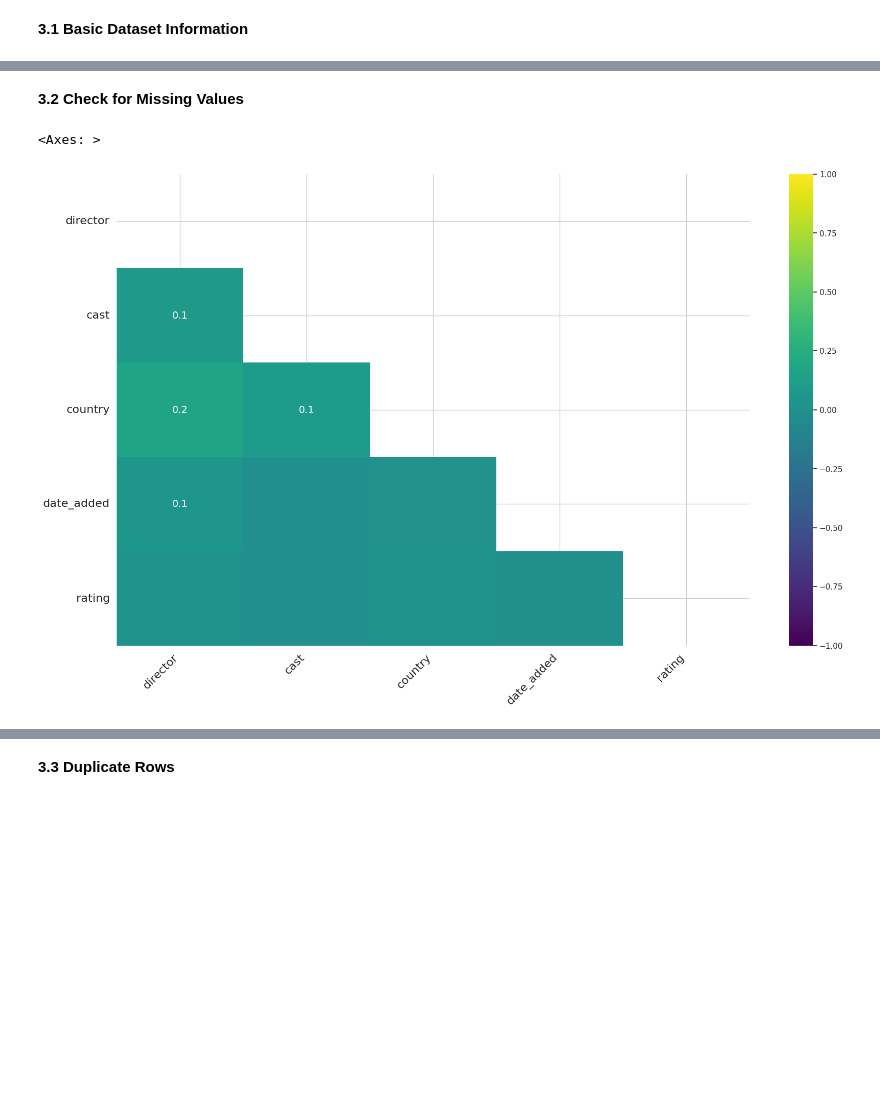
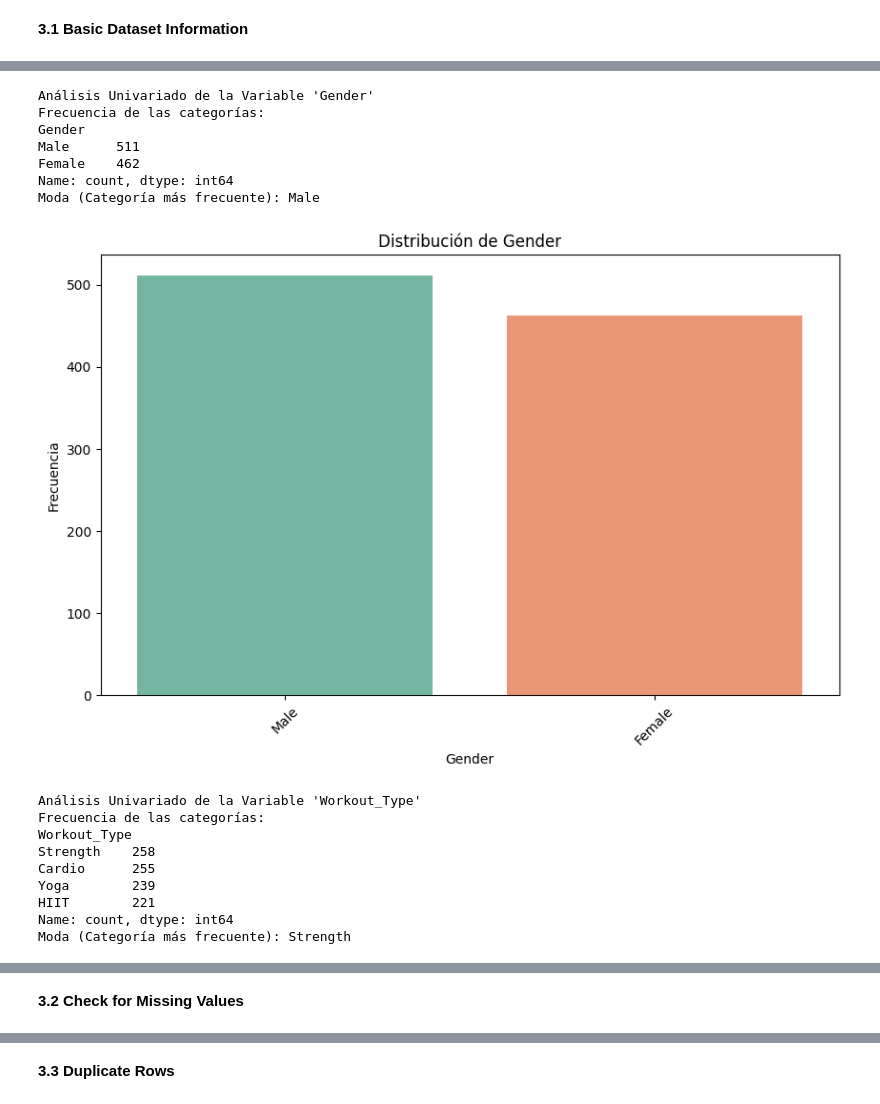
Before and after one commit to leandruko/Proyectos-DA, a Jupyter notebook: Proyecto-1/Project1.ipynb, the cells around one changed output, grey strips where cells are left out. Drawn from its saved outputs; the diff is of its cells as text; code cells hidden in the pictures; blank space fills up the shorter version.

```diff
--- a/Proyecto-1/Project1.ipynb
+++ b/Proyecto-1/Project1.ipynb
@@ -137,0 +165,50 @@ dtype: object
+# %%
+# Función para el análisis univariado de variables categóricas
+def analizar_variable_categorica(df, columna):
+    values_counts = df[columna].value_counts()
+    moda = values_counts.idxmax()
+
+    print(f"Análisis Univariado de la Variable '{columna}'")
+    print(f"Frecuencia de las categorías:\n{values_counts}")
+    print(f"Moda (Categoría más frecuente): {moda}")
+    print("\n")
+
+    # Visualización de la distribución
+    plt.figure(figsize=(10, 6))
+    sns.countplot(
+        x=columna,
+        data=df[df[columna].isin(values_counts.index)],
+        order=values_counts.index,
+        palette='Set2'
+    )
+    plt.title(f'Distribución de {columna}')
+    plt.xlabel(columna)
+    plt.ylabel('Frecuencia')
+    plt.xticks(rotation=45)
+    plt.show()
+
+# Columnas categóricas a excluir
+columnas_a_excluir = ['TransactionDate']
+
+columnas_categoricas = [col for col in df.select_dtypes(include=['object']).columns if col not in columnas_a_excluir]
+
+for columna in columnas_categoricas:
+    analizar_variable_categorica(df, columna)
+# %% [output]
+Análisis Univariado de la Variable 'Gender'
+Frecuencia de las categorías:
+Gender
+Male      511
+Female    462
+Name: count, dtype: int64
+Moda (Categoría más frecuente): Male
+[figure, added]
+Análisis Univariado de la Variable 'Workout_Type'
+Frecuencia de las categorías:
+Workout_Type
+Strength    258
+Cardio      255
+Yoga        239
+HIIT        221
+Name: count, dtype: int64
+Moda (Categoría más frecuente): Strength
@@ -138,8 +216,2 @@ dtype: object
 # %% [markdown]
 **3.2 Check for Missing Values**
-# %%
-# Visualize missing data using a heatmap
-msno.heatmap(df, cmap='viridis')
-# %% [output]
-<Axes: >
-[figure, removed]
```
Also changed, not shown: parts of 8 cells of this notebook.
